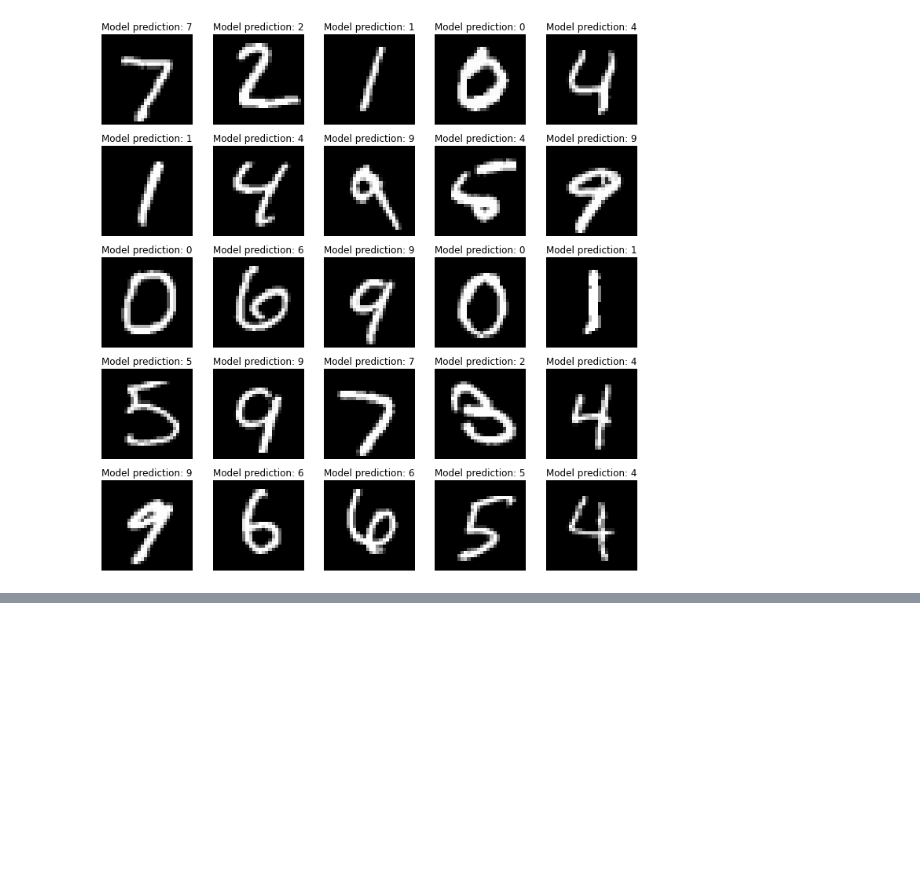
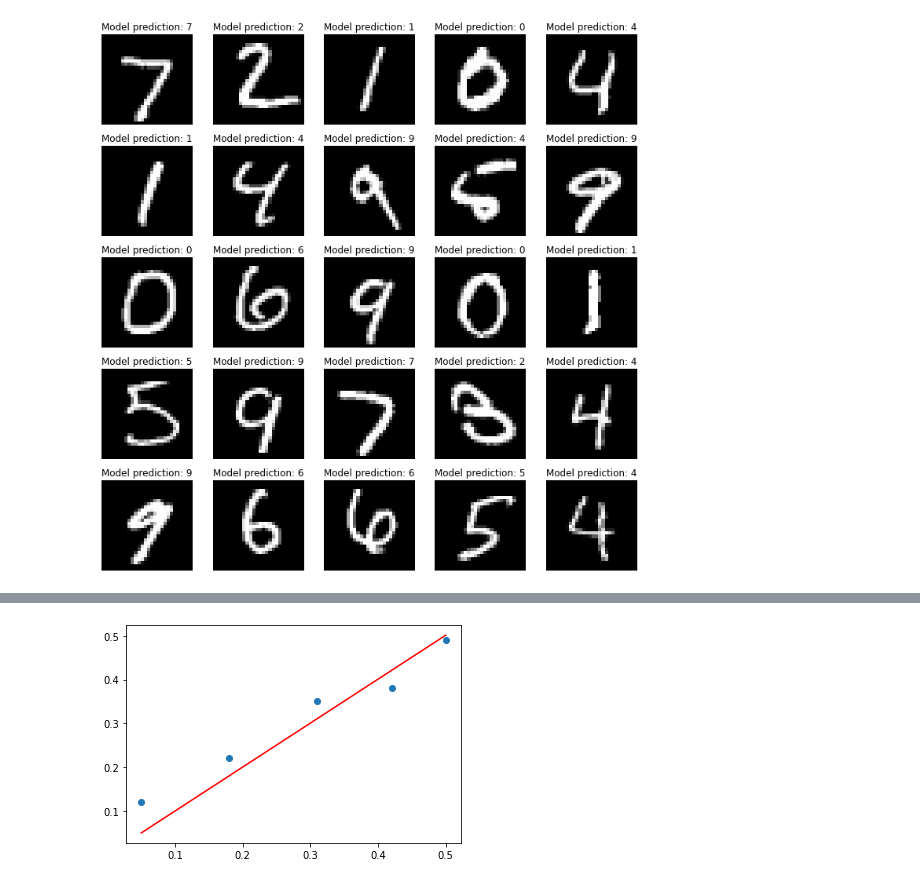
Before and after one commit to Veikko-Saikkonen/delft-deep-learning, a Jupyter notebook: Assignment_2.ipynb, the cells around one changed output, grey strips where cells are left out. Saved outputs shown, nothing was run; the diff lists cells and outputs as text; code cells hidden in the pictures; blank space fills up the shorter version.

```diff
--- a/Assignment_2.ipynb
+++ b/Assignment_2.ipynb
@@ -1468,0 +1518,20 @@ plt.show()
+# %%
+from matplotlib import pyplot as plt
+data = np.array([
+[0.05, 0.12],
+[0.18, 0.22],
+[0.31, 0.35],
+[0.42, 0.38],
+[0.5, 0.49],
+])
+X, y = data[:,0], data[:,1]
+X = X.reshape((len(X), 1))
+
+
+A = np.linalg.inv(X.T.dot(X)).dot(X.T).dot(y)
+yhat = X.dot(A)
+plt.scatter(X, y)
+plt.plot(X, yhat, color='red')
+plt.show()
+# %% [output]
+[figure, added]
```
Also changed, not shown: parts of 1 cell of this notebook.
